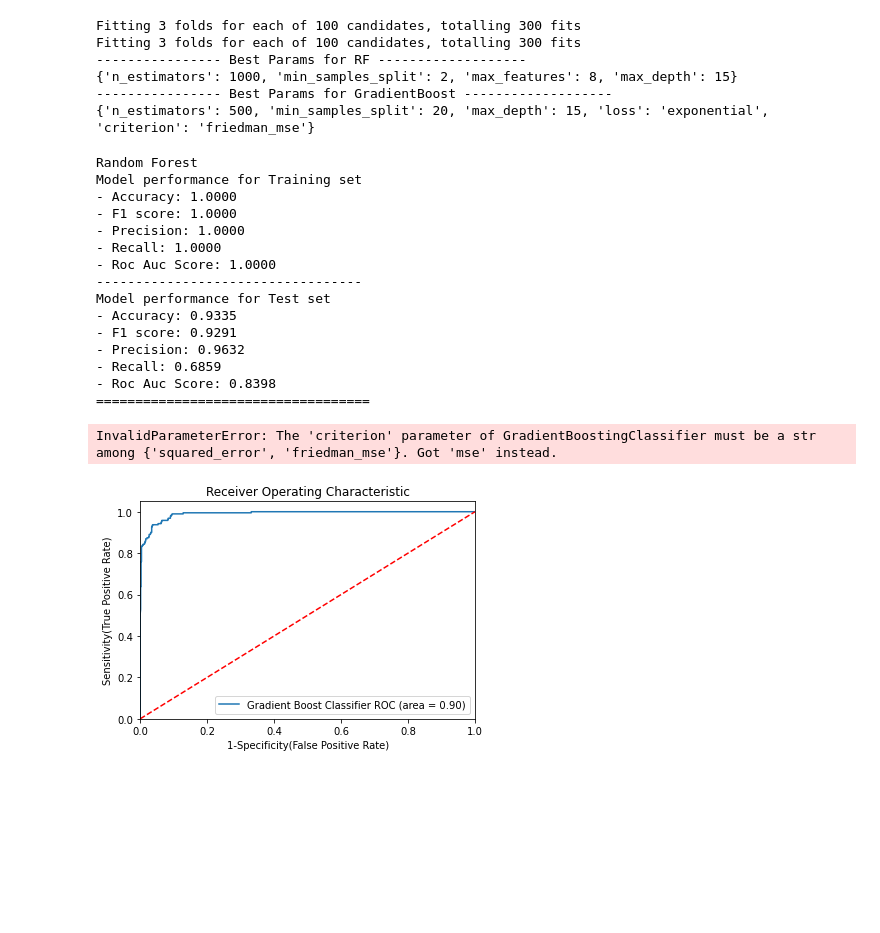
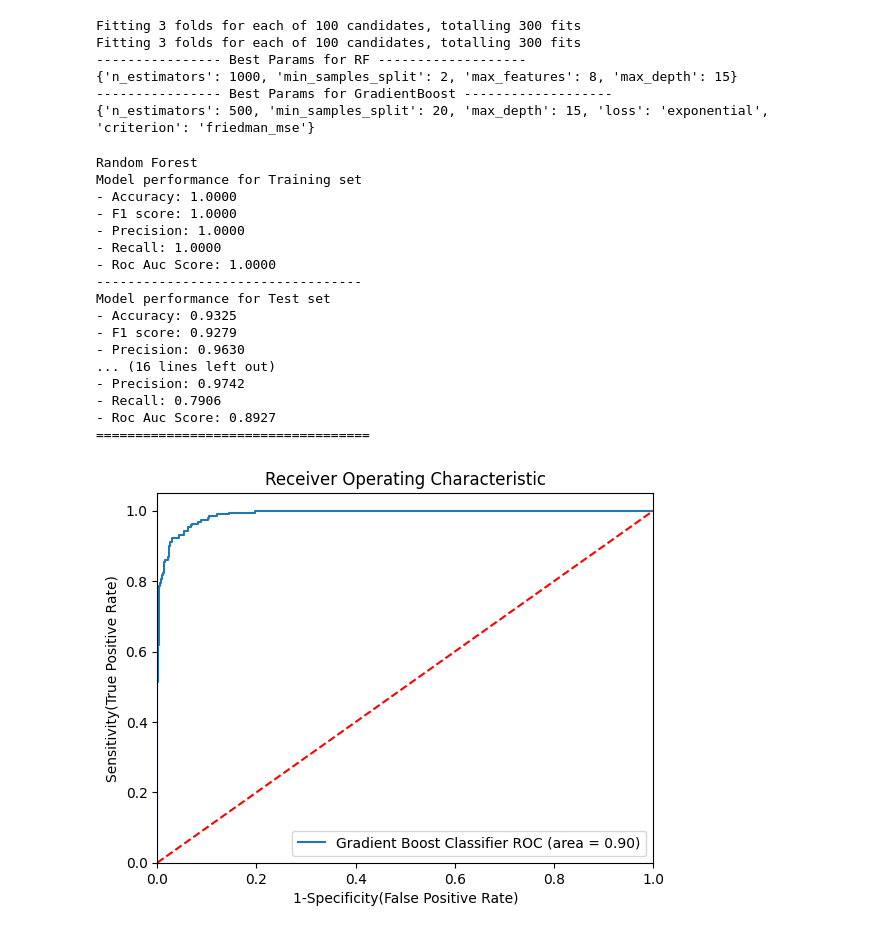
Before and after one commit to AnayMishra2006/ml-algorithms, a Jupyter notebook: gradient_boosting/GradientBoost+Classification+Implementation.ipynb, the cells around one changed output. Saved outputs shown, nothing was run; the diff lists cells and outputs as text; code cells hidden in the pictures; blank space fills up the shorter version.

Commit message:
gradient boost

```diff
--- a/gradient_boosting/GradientBoost+Classification+Implementation.ipynb
+++ b/gradient_boosting/GradientBoost+Classification+Implementation.ipynb
@@ -561,7 +561,7 @@ models={
                                                         min_samples_split=20,
                                                         max_depth=15,
                                                         loss='exponential',
-                                                        criterion='mse')
+                                                        criterion='friedman_mse')
 }
 for i in range(len(list(models))):
     model = list(models.values())[i]
@@ -621,13 +621,14 @@ Model performance for Training set
 - Roc Auc Score: 1.0000
 ----------------------------------
 Model performance for Test set
-- Accuracy: 0.9335
-- F1 score: 0.9291
-- Precision: 0.9632
-- Recall: 0.6859
-- Roc Auc Score: 0.8398
+- Accuracy: 0.9325
+- F1 score: 0.9279
+- Precision: 0.9630
+... (16 lines left out)
+- Precision: 0.9742
+- Recall: 0.7906
+- Roc Auc Score: 0.8927
 ===================================
-InvalidParameterError: The 'criterion' parameter of GradientBoostingClassifier must be a str among {'squared_error', 'friedman_mse'}. Got 'mse' instead.
 # %%
 ## Plot ROC AUC Curve
 from sklearn.metrics import roc_auc_score,roc_curve
@@ -637,32 +638,32 @@ plt.figure()
 auc_models = [
 {
     'label': 'Gradient Boost Classifier',
     'model':GradientBoostingClassifier(n_estimators=500,
                                                         min_samples_split=20,
                                                         max_depth=15,
                                                         loss='exponential',
-                                                        criterion='mse'),
+                                                        criterion='friedman_mse'),
     'auc':  0.9026
 },
 
 ]
 # create loop through all model
 for algo in auc_models:
     model = algo['model'] # select the model
     model.fit(X_train, y_train) # train the model
 # Compute False postive rate, and True positive rate
     fpr, tpr, thresholds = roc_curve(y_test, model.predict_proba(X_test)[:,1])
 # Calculate Area under the curve to display on the plot
     plt.plot(fpr, tpr, label='%s ROC (area = %0.2f)' % (algo['label'], algo['auc']))
 # Custom settings for the plot
 plt.plot([0, 1], [0, 1],'r--')
 plt.xlim([0.0, 1.0])
 plt.ylim([0.0, 1.05])
 plt.xlabel('1-Specificity(False Positive Rate)')
 plt.ylabel('Sensitivity(True Positive Rate)')
 plt.title('Receiver Operating Characteristic')
 plt.legend(loc="lower right")
 plt.savefig("auc.png")
 plt.show()
 # %% [output]
-[figure, old version]
+[figure, new version]
```
Also changed, not shown: 1 other file.
